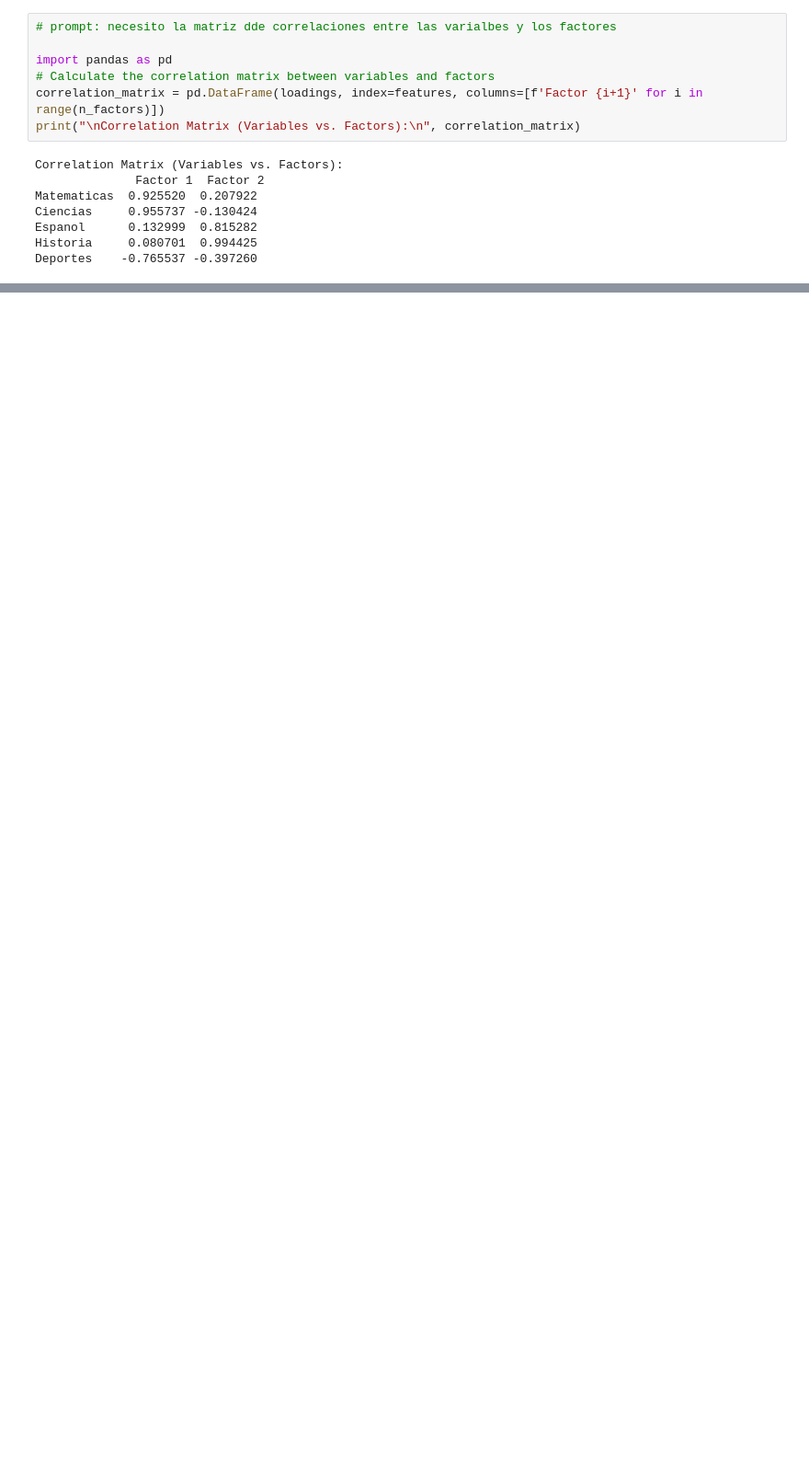
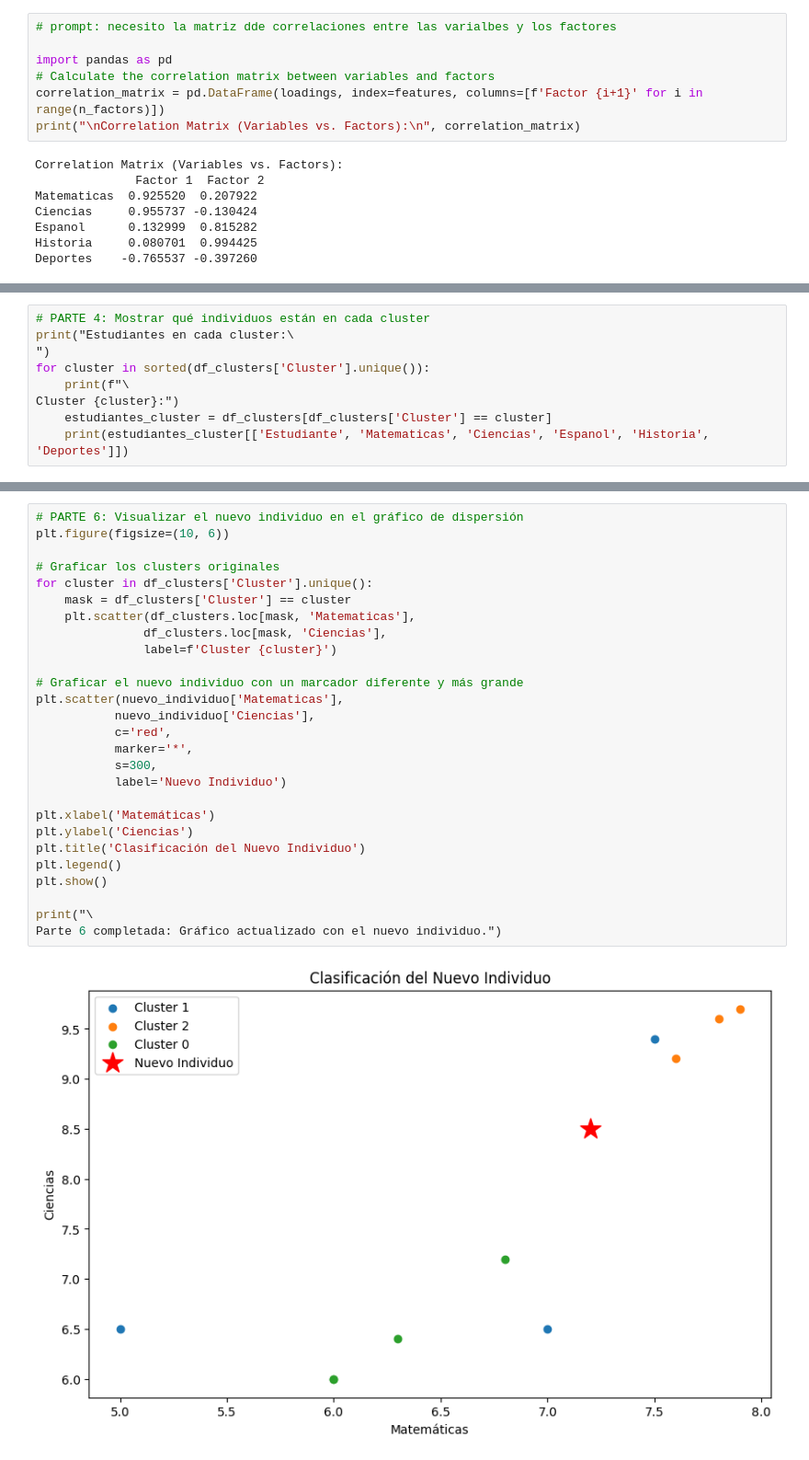
Before and after one commit to jaimeisaac2020/Python-analsisis-basicos, a Jupyter notebook: cluster_de_estudiantes.ipynb, the cells around one changed output, grey strips where cells are left out. Shown at 92% size. Cells and saved outputs as stored; diff of their text form; blank space fills up the shorter version.

```diff
--- a/cluster_de_estudiantes.ipynb
+++ b/cluster_de_estudiantes.ipynb
@@ -684,0 +724,9 @@ Deportes    -0.765537 -0.397260
+# %%
+# PARTE 4: Mostrar qué individuos están en cada cluster
+print("Estudiantes en cada cluster:\
+")
+for cluster in sorted(df_clusters['Cluster'].unique()):
+    print(f"\
+Cluster {cluster}:")
+    estudiantes_cluster = df_clusters[df_clusters['Cluster'] == cluster]
+    print(estudiantes_cluster[['Estudiante', 'Matematicas', 'Ciencias', 'Espanol', 'Historia', 'Deportes']])
@@ -684,0 +786,29 @@ Deportes    -0.765537 -0.397260
+# %%
+# PARTE 6: Visualizar el nuevo individuo en el gráfico de dispersión
+plt.figure(figsize=(10, 6))
+
+# Graficar los clusters originales
+for cluster in df_clusters['Cluster'].unique():
+    mask = df_clusters['Cluster'] == cluster
+    plt.scatter(df_clusters.loc[mask, 'Matematicas'],
+               df_clusters.loc[mask, 'Ciencias'],
+               label=f'Cluster {cluster}')
+
+# Graficar el nuevo individuo con un marcador diferente y más grande
+plt.scatter(nuevo_individuo['Matematicas'],
+           nuevo_individuo['Ciencias'],
+           c='red',
+           marker='*',
+           s=300,
+           label='Nuevo Individuo')
+
+plt.xlabel('Matemáticas')
+plt.ylabel('Ciencias')
+plt.title('Clasificación del Nuevo Individuo')
+plt.legend()
+plt.show()
+
+print("\
+Parte 6 completada: Gráfico actualizado con el nuevo individuo.")
+# %% [output]
+[figure, added]
```
Also changed, not shown: parts of 14 cells of this notebook.
